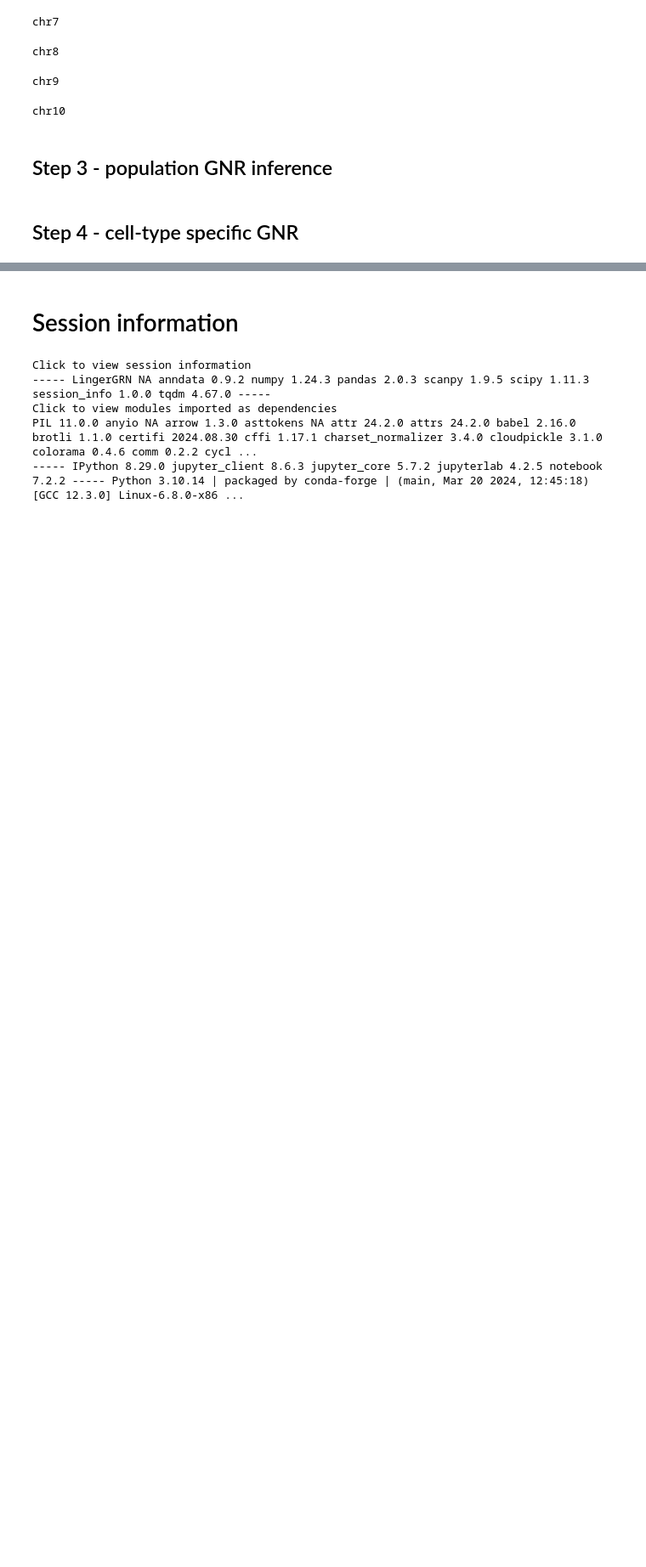
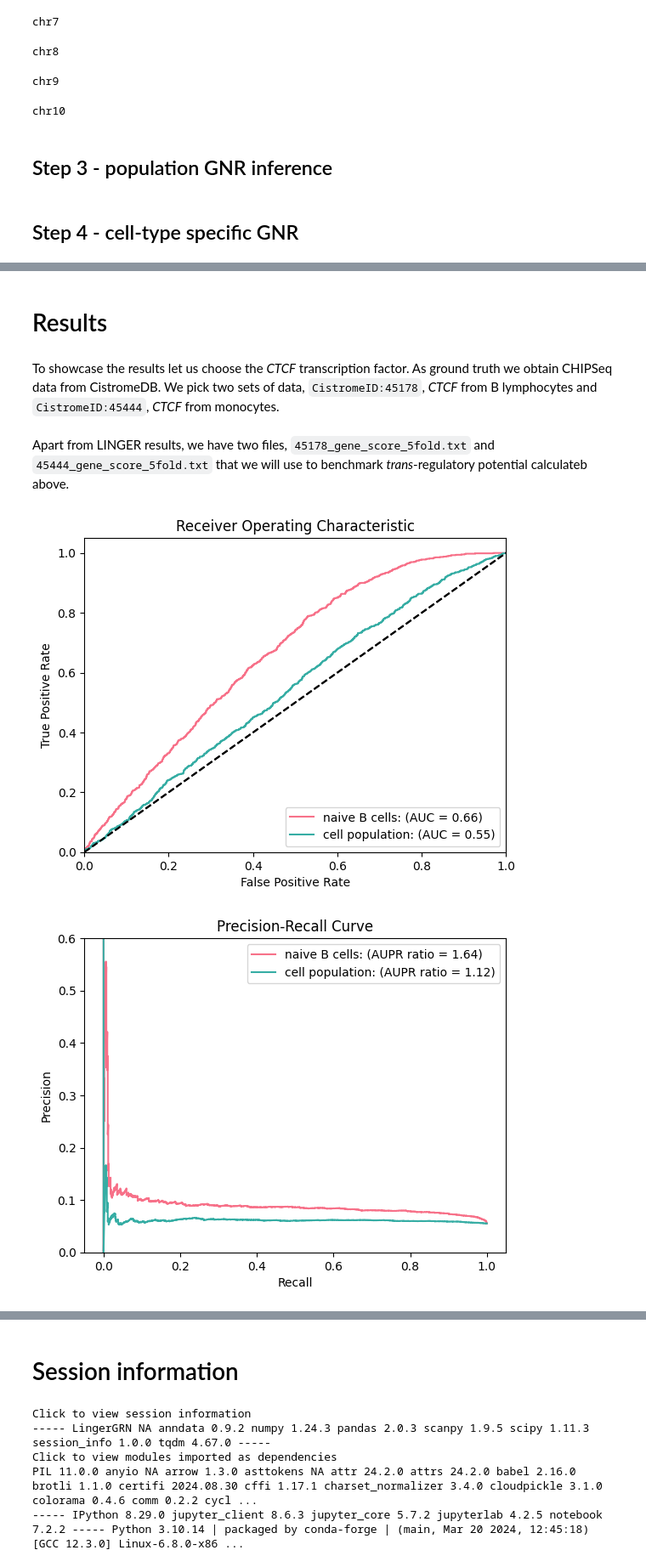
Before and after one commit to szysztof17/thesis, a Jupyter notebook: src/jupyter/LINGER.ipynb, the cells around one changed output, grey strips where cells are left out. Shown at 85% size. Drawn from its saved outputs; the diff is of its cells as text; code cells hidden in the pictures; blank space fills up the shorter version.

```diff
--- a/src/jupyter/LINGER.ipynb
+++ b/src/jupyter/LINGER.ipynb
@@ -169,0 +179,17 @@ LL_net.cell_type_specific_trans_reg(GRNdir,adata_RNA,celltype,outdir)
+# %% [markdown]
+# Results
+# %% [markdown]
+To showcase the results let us choose the *CTCF* transcription factor. As ground truth we obtain CHIPSeq data from CistromeDB. We pick two sets of data, `CistromeID:45178`, *CTCF* from B lymphocytes and `CistromeID:45444`, *CTCF* from monocytes.
+# %% [markdown]
+Apart from LINGER results, we have two files, `45178_gene_score_5fold.txt` and `45444_gene_score_5fold.txt` that we will use to benchmark *trans*-regulatory potential calculateb above.
+# %%
+outdir = os.path.join(os.getcwd(),'results/LINGER_output/')
+TFName = 'CTCF'
+Method_name=['naive B cells','cell population']
+Infer_trans=[outdir+'cell_type_specific_trans_regulatory_naive B cells.txt',outdir+'cell_population_trans_regulatory.txt']
+Groundtruth=os.path.join(os.getcwd(),'data/gt/45178_gene_score_5fold.txt')
+from LingerGRN import Benchmk
+Benchmk.bm_trans(TFName,Method_name,Groundtruth,Infer_trans,outdir,'matrix')
+# %% [output]
+[figure, added]
+[figure, added]
```
Also changed, not shown: parts of 25 cells of this notebook, 3 other files.
